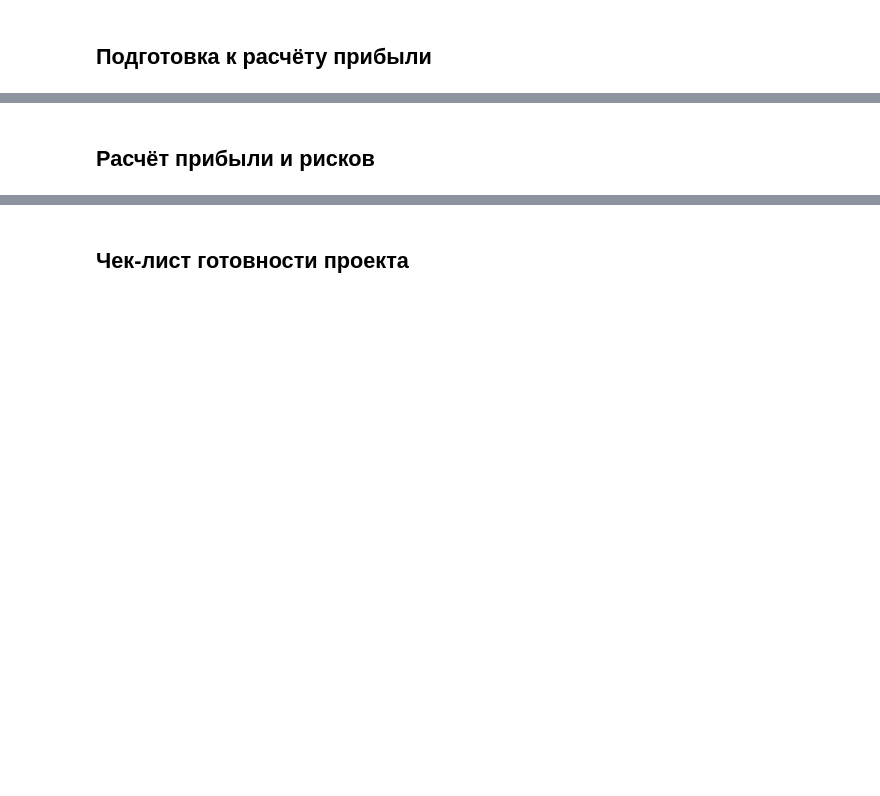
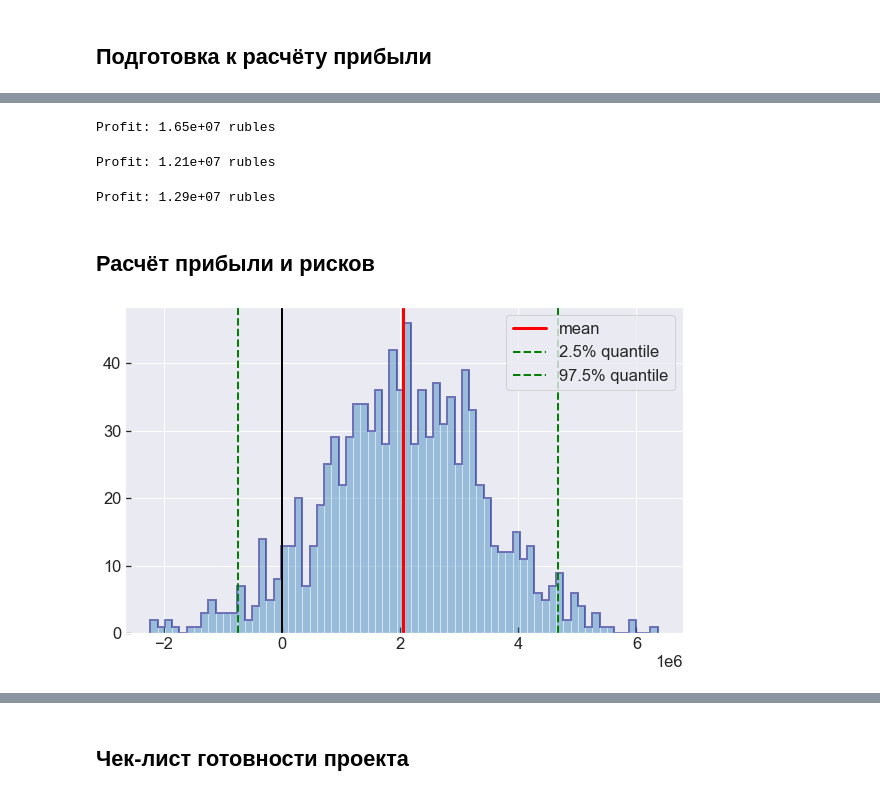
Before and after one commit to mbelveder/praktikum, a Jupyter notebook: 8_petrol/petrol.ipynb, the cells around one changed output, grey strips where cells are left out. Saved outputs shown, nothing was run; the diff lists cells and outputs as text; code cells hidden in the pictures; blank space fills up the shorter version.

Commit message:
profit distributions

```diff
--- a/8_petrol/petrol.ipynb
+++ b/8_petrol/petrol.ipynb
@@ -262,4 +254,4 @@ def train_evaluate(features_valid, target_valid):
 # %%
-predictions_1 = train_evaluate(features_valid_1, target_valid_1)
+predictions_valid_1 = train_evaluate(features_valid_1, target_valid_1)
 # %% [output]
 RMSE: 37.75
@@ -280,0 +288,4 @@ Predicted mean: 95.15 thousand barrels
+# %%
+break_even_volume = MINING_BUDGET / BURREL_PRICE / 1000 / N_BEST_DOTS
+
+print(f'Для безубыточной разработки новой скважины объем сырья должен составлять {break_even_volume:.0f} тыс. баррелей')
@@ -281,2 +313,58 @@ Predicted mean: 95.15 thousand barrels
+# %%
+best_profit_1 = profit(predictions_valid_1, target_valid_1)
+print(f'Profit: {best_profit_1:.2e} rubles')
+# %% [output]
+Profit: 1.65e+07 rubles
+# %%
+best_profit_2 = profit(predictions_valid_2, target_valid_2)
+print(f'Profit: {best_profit_2:.2e} rubles')
+# %% [output]
+Profit: 1.21e+07 rubles
+# %%
+best_profit_3 = profit(predictions_valid_3, target_valid_3)
+print(f'Profit: {best_profit_3:.2e} rubles')
+# %% [output]
+Profit: 1.29e+07 rubles
 # %% [markdown]
 ## Расчёт прибыли и рисков
+# %%
+def bootstrap_profit(predictions, targets, n_iter=1000):
+
+    """
+    Calculates profit distribution using bootstrap.
+    """
+
+    predictions = predictions.reset_index(drop=True)
+    targets = targets.reset_index(drop=True)
+
+    profits = []
+
+    state = np.random.RandomState(12345)
+
+    for i in range(n_iter):
+
+        predict_sample = predictions.sample(n=N_ALL_DOTS, replace=True, random_state=state)
+        target_sample = targets.loc[predict_sample.index]
+
+        profits.append(profit(predict_sample, target_sample))
+
+    profits = pd.Series(profits)
+    profits_mean = profits.mean()
+    profits_interval = [profits.quantile(q=.025), profits.quantile(q=.975)]
+
+    fig, ax = plt.subplots(figsize=(10, 6))
+
+    ax.hist(profits, bins=70, alpha=.4)
+    ax.hist(profits, bins=70, histtype='step', lw=2, color='navy', alpha=.5)
+    ax.axvline(profits_mean, color='r', lw=3, label='mean')
+    ax.axvline(profits_interval[0], color='g', lw=2, ls='--', label='2.5% quantile')
+    ax.axvline(profits_interval[1], color='g', lw=2, ls='--', label='97.5% quantile')
+    ax.axvline(0, color='k', lw=2)
+    ax.legend()
+    plt.show()
+
+    return profits, profits_mean, profits_interval
+# %%
+profits_1, profits_mean_1, profits_interval_1 = bootstrap_profit(predictions_valid_1, target_valid_1)
+# %% [output]
+[figure, added]
```
Also changed, not shown: parts of 16 cells of this notebook.
